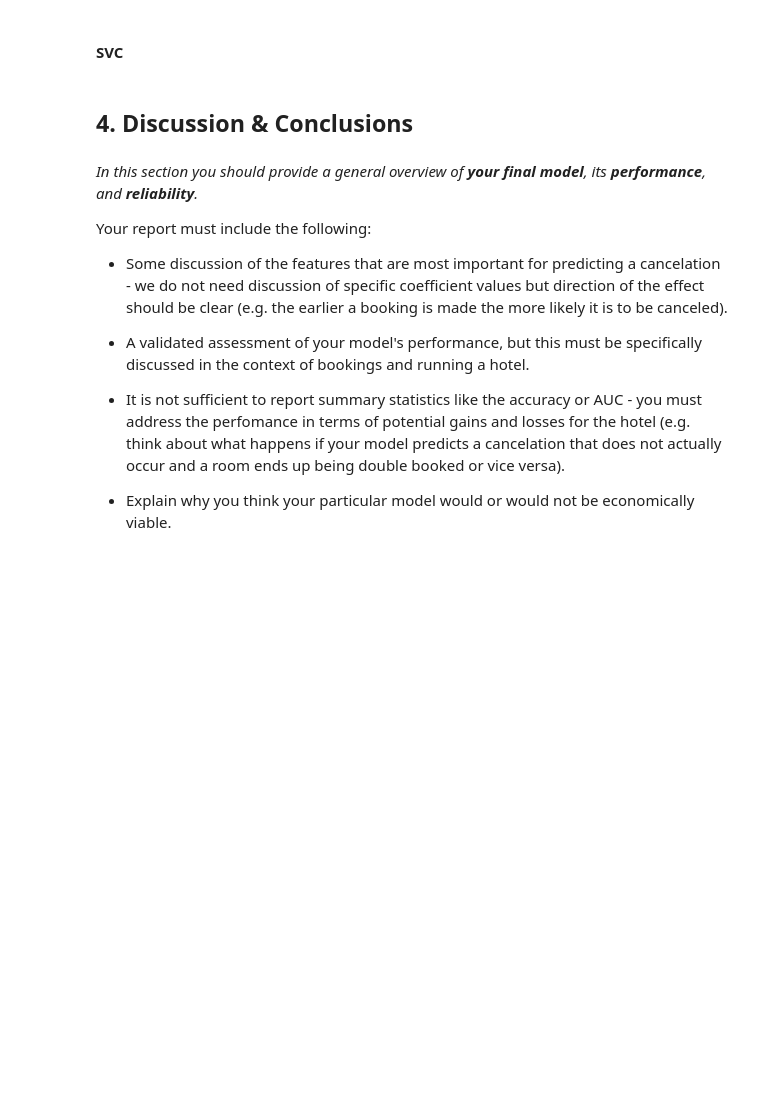
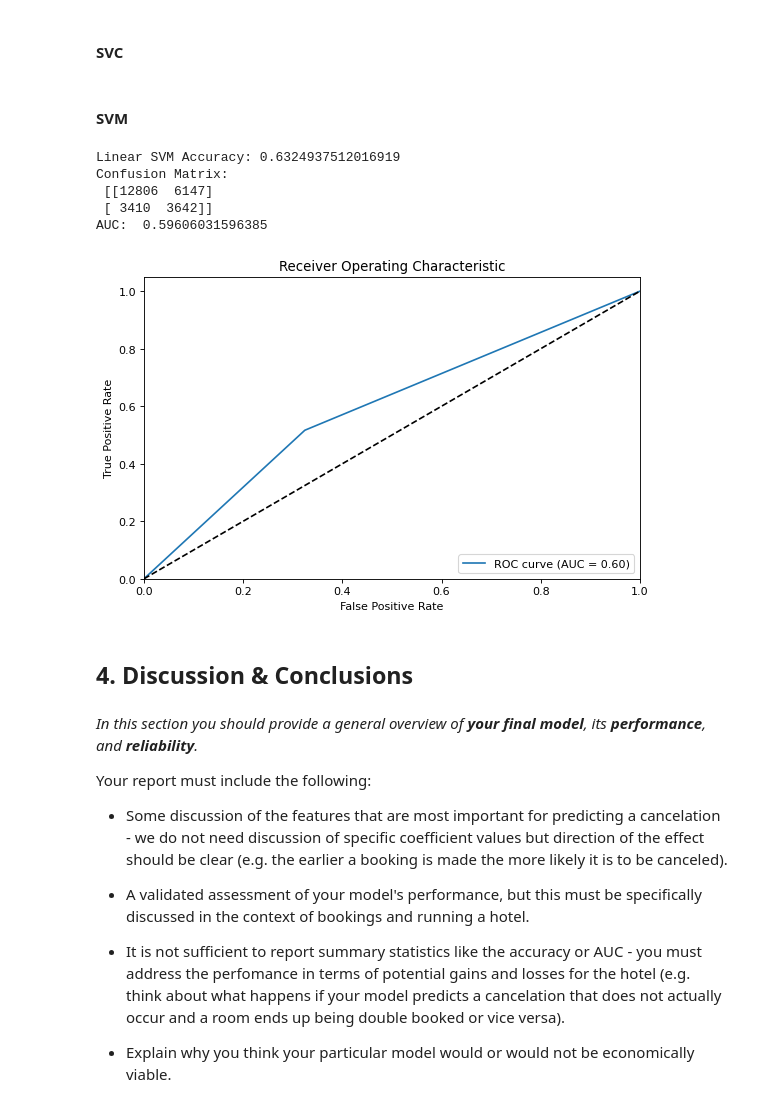
Before and after one commit to williamjones7/MachineLearningProj2, a Jupyter notebook: project2.ipynb, the cells around one changed output. Drawn from its saved outputs; the diff is of its cells as text; code cells hidden in the pictures; blank space fills up the shorter version.

Commit message:
started SVM, model eval function

```diff
--- a/project2.ipynb
+++ b/project2.ipynb
@@ -228,7 +251,7 @@ X = encoded_df.drop('is_canceled', axis = 1)
 y =encoded_df['is_canceled']
 
 # train test split
-X_train, X_test, y_train, y_test = train_test_split(X, y, test_size=0.85, random_state=42)
+X_train, X_test, y_train, y_test = train_test_split(X, y, test_size=0.3, random_state=42)
 # %% [markdown]
 #### Logistic Regression
 # %%
@@ -290,6 +310,55 @@ AttributeError: 'LogisticRegression' object has no attribute 'coefs'
 
 # accuracy = accuracy_score(y_test, y_pred)
 # print('SVC Accuracy: ', accuracy)
+# %% [markdown]
+#### SVM
+# %%
+from sklearn.svm import SVC, LinearSVC
+
+clf = LinearSVC()
+
+clf.fit(X_train, y_train)
+
+y_pred = clf.predict(X_test)
+
+accuracy = accuracy_score(y_test, y_pred)
+print("Linear SVM Accuracy:", accuracy)
+
+eval(y_test, y_pred)
+
+# clf = SVC(kernel='poly')
+
+# clf.fit(X_train, y_train)
+
+# y_pred = clf.predict(X_test)
+
+# accuracy = accuracy_score(y_test, y_pred)
+# print("Polynommial Accuracy:", accuracy)
+
+# clf = SVC(kernel='rbf')
+
+# clf.fit(X_train, y_train)
+
+# y_pred = clf.predict(X_test)
+
+# accuracy = accuracy_score(y_test, y_pred)
+# print("RBF Accuracy:", accuracy)
+
+# clf = SVC(kernel='sigmoid')
+
+# clf.fit(X_train, y_train)
+
+# y_pred = clf.predict(X_test)
+
+# accuracy = accuracy_score(y_test, y_pred)
+# print("Sigmoid Accuracy:", accuracy)
+# %% [output]
+Linear SVM Accuracy: 0.6324937512016919
+Confusion Matrix:
+ [[12806  6147]
+ [ 3410  3642]]
+AUC:  0.59606031596385
+[figure, added]
 # %% [markdown]
 ## 4. Discussion & Conclusions
 # %% [markdown]
```
Also changed, not shown: parts of 3 cells of this notebook.
